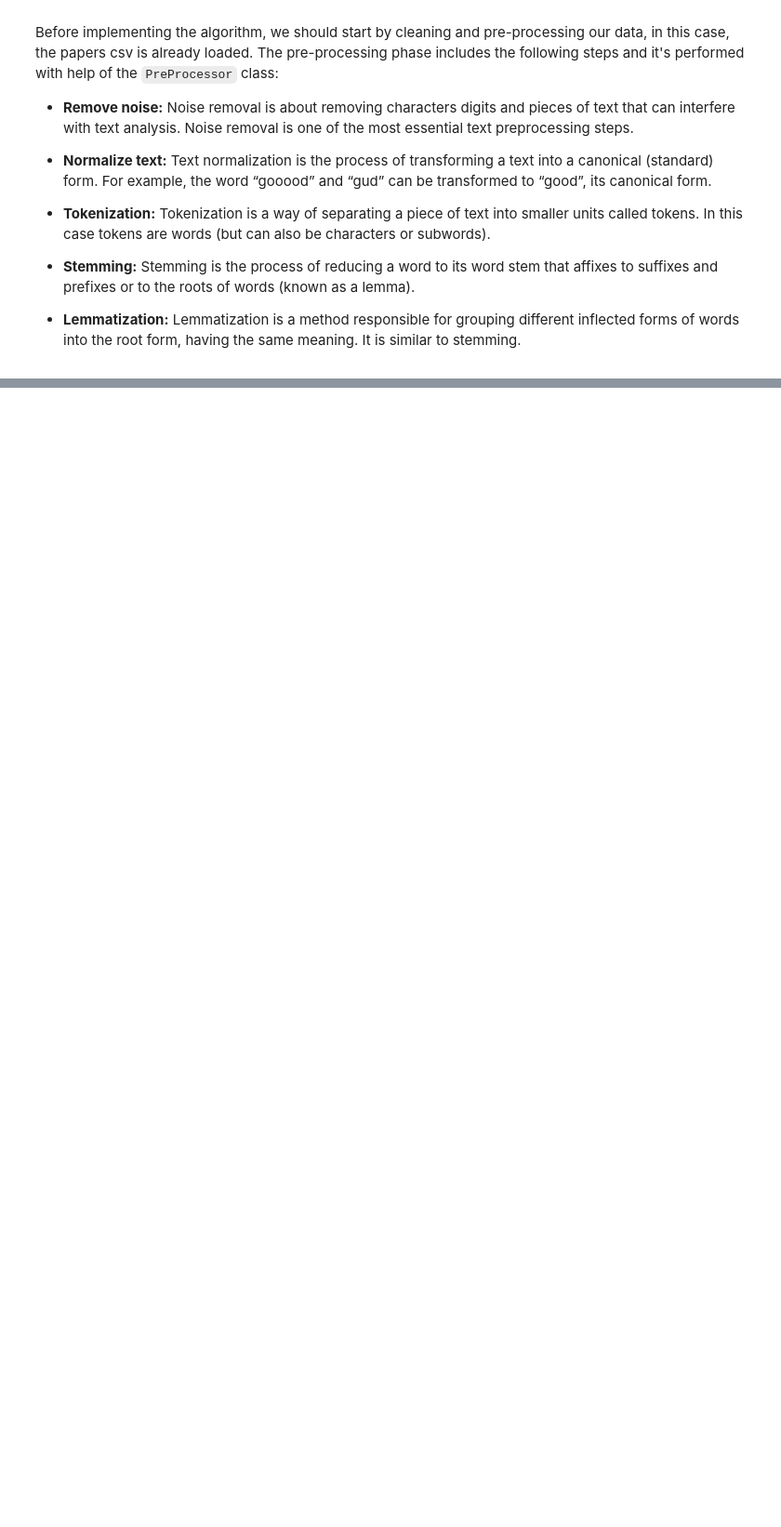
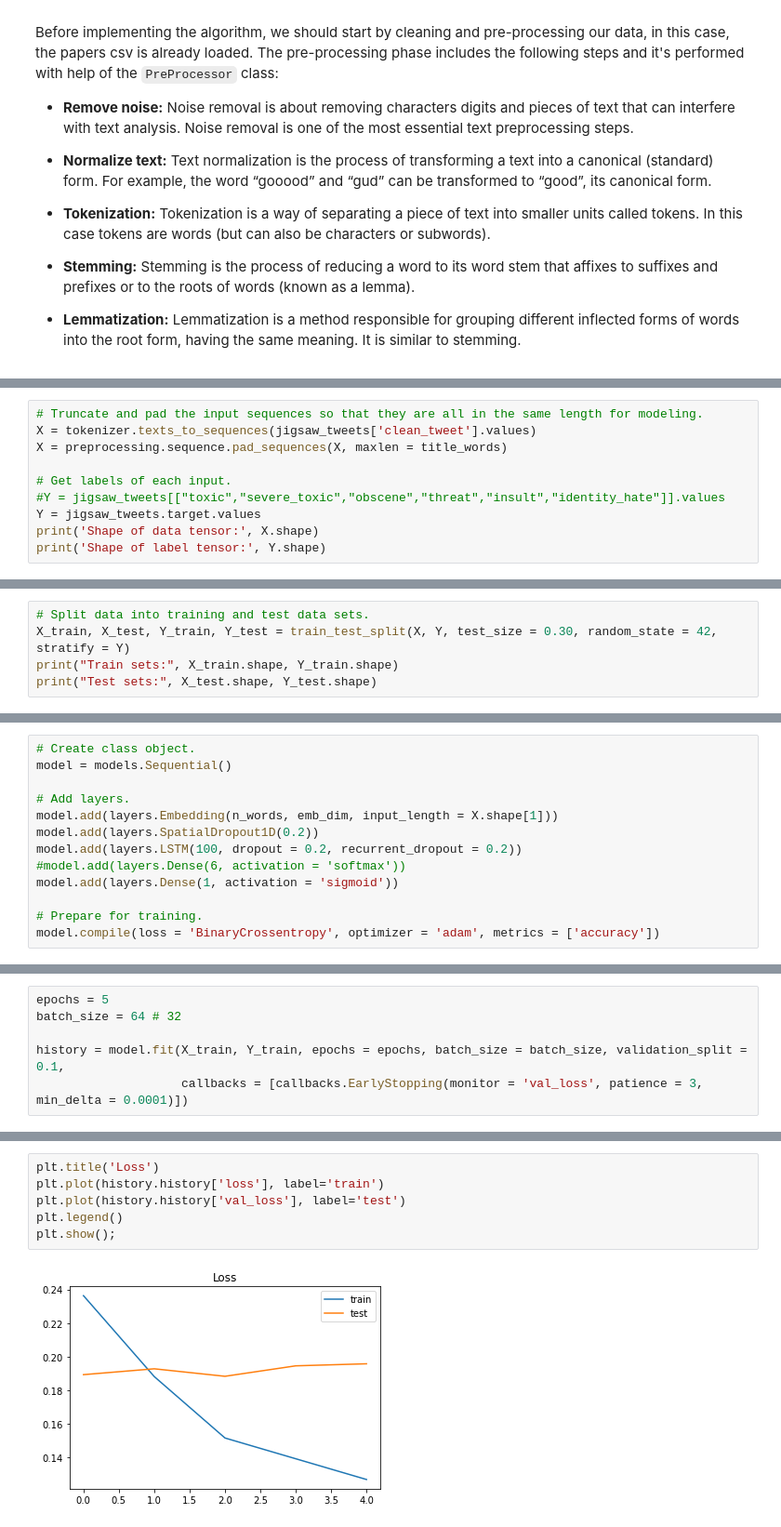
Before and after one commit to brendavarguez/jubilant-waffle, a Jupyter notebook: 02_tweet_classifier.ipynb, the cells around one changed output, grey strips where cells are left out. Shown: that part at 93% size. Drawn from its saved outputs; the diff is of its cells as text; blank space fills up the shorter version.

```diff
--- a/02_tweet_classifier.ipynb
+++ b/02_tweet_classifier.ipynb
@@ -271,0 +371,10 @@ jigsaw_tweets.head(2)
+# %%
+# Truncate and pad the input sequences so that they are all in the same length for modeling.
+X = tokenizer.texts_to_sequences(jigsaw_tweets['clean_tweet'].values)
+X = preprocessing.sequence.pad_sequences(X, maxlen = title_words)
+
+# Get labels of each input.
+#Y = jigsaw_tweets[["toxic","severe_toxic","obscene","threat","insult","identity_hate"]].values
+Y = jigsaw_tweets.target.values
+print('Shape of data tensor:', X.shape)
+print('Shape of label tensor:', Y.shape)
@@ -271,0 +384,5 @@ jigsaw_tweets.head(2)
+# %%
+# Split data into training and test data sets.
+X_train, X_test, Y_train, Y_test = train_test_split(X, Y, test_size = 0.30, random_state = 42, stratify = Y)
+print("Train sets:", X_train.shape, Y_train.shape)
+print("Test sets:", X_test.shape, Y_test.shape)
@@ -271,0 +443,13 @@ jigsaw_tweets.head(2)
+# %%
+# Create class object.
+model = models.Sequential()
+
+# Add layers.
+model.add(layers.Embedding(n_words, emb_dim, input_length = X.shape[1]))
+model.add(layers.SpatialDropout1D(0.2))
+model.add(layers.LSTM(100, dropout = 0.2, recurrent_dropout = 0.2))
+#model.add(layers.Dense(6, activation = 'softmax'))
+model.add(layers.Dense(1, activation = 'sigmoid'))
+
+# Prepare for training.
+model.compile(loss = 'BinaryCrossentropy', optimizer = 'adam', metrics = ['accuracy'])
@@ -271,0 +477,6 @@ jigsaw_tweets.head(2)
+# %%
+epochs = 5
+batch_size = 64 # 32
+
+history = model.fit(X_train, Y_train, epochs = epochs, batch_size = batch_size, validation_split = 0.1,
+                    callbacks = [callbacks.EarlyStopping(monitor = 'val_loss', patience = 3, min_delta = 0.0001)])
@@ -271,0 +509,8 @@ jigsaw_tweets.head(2)
+# %%
+plt.title('Loss')
+plt.plot(history.history['loss'], label='train')
+plt.plot(history.history['val_loss'], label='test')
+plt.legend()
+plt.show();
+# %% [output]
+[figure, added]
```
Also changed, not shown: parts of 32 cells of this notebook, 1 other file.
